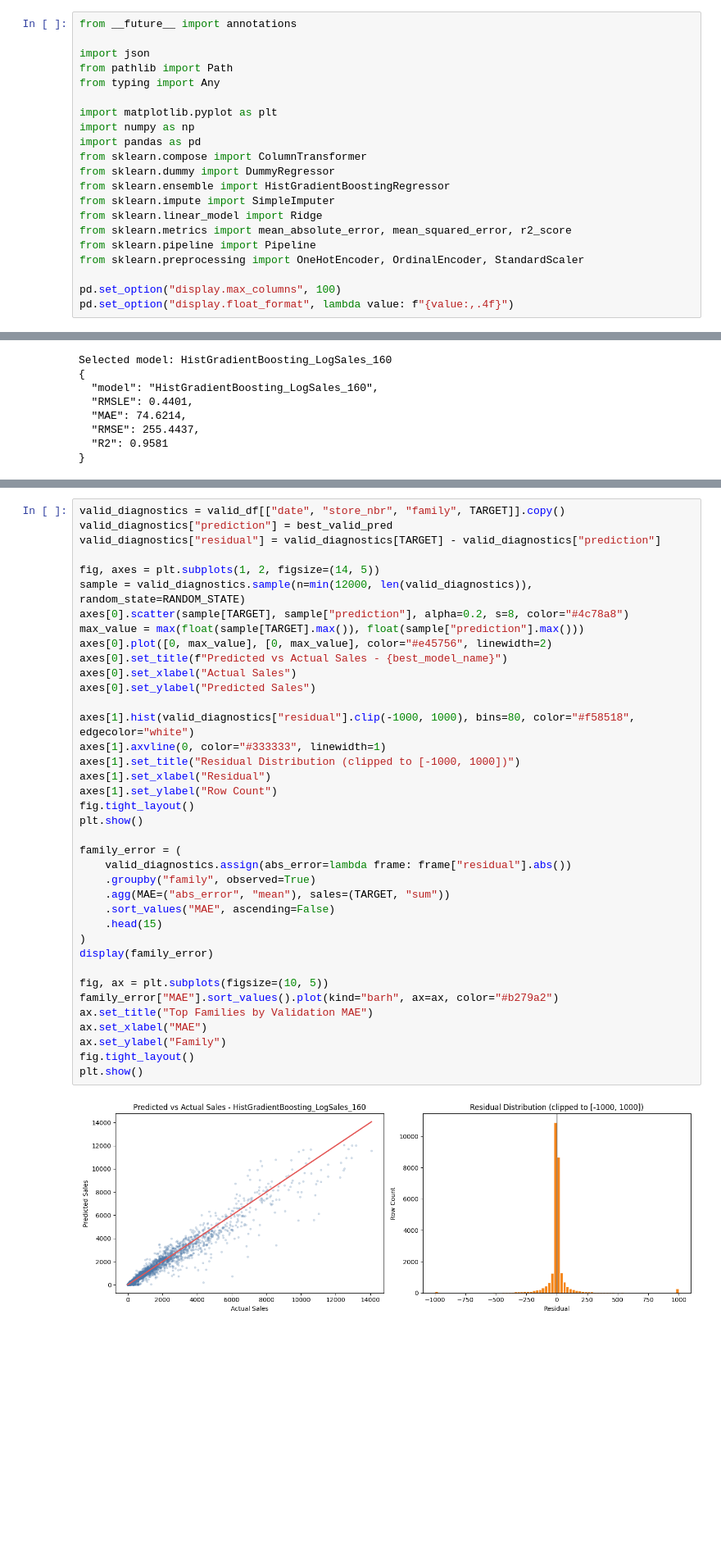
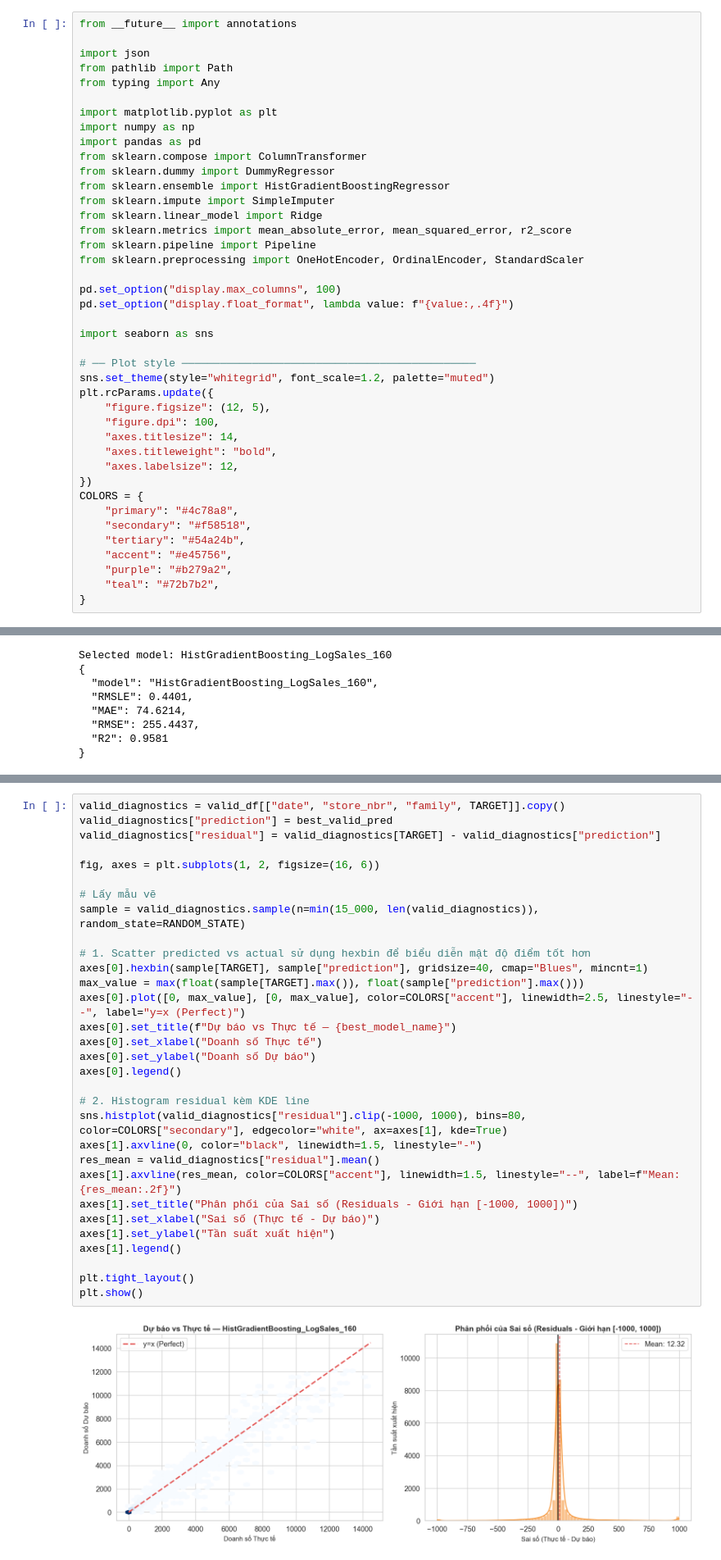
Before and after one commit to QuangManhAI/lab02-machine-learning, a Jupyter notebook: notebooks/store_sales_forecasting_new_data.ipynb, the cells around one changed output, grey strips where cells are left out. Shown at 82% size. Cells and saved outputs as stored; diff of their text form; blank space fills up the shorter version.

```diff
--- a/notebooks/store_sales_forecasting_new_data.ipynb
+++ b/notebooks/store_sales_forecasting_new_data.ipynb
@@ -55,6 +55,26 @@ from sklearn.preprocessing import OneHotEncoder, OrdinalEncoder, StandardScaler
 
 pd.set_option("display.max_columns", 100)
 pd.set_option("display.float_format", lambda value: f"{value:,.4f}")
+
+import seaborn as sns
+
+# ── Plot style ──────────────────────────────────────────────
+sns.set_theme(style="whitegrid", font_scale=1.2, palette="muted")
+plt.rcParams.update({
+    "figure.figsize": (12, 5),
+    "figure.dpi": 100,
+    "axes.titlesize": 14,
+    "axes.titleweight": "bold",
+    "axes.labelsize": 12,
+})
+COLORS = {
+    "primary": "#4c78a8",
+    "secondary": "#f58518",
+    "tertiary": "#54a24b",
+    "accent": "#e45756",
+    "purple": "#b279a2",
+    "teal": "#72b7b2",
+}
 # %%
 PROJECT_ROOT = Path.cwd().parent if Path.cwd().name == "notebooks" else Path.cwd()
 DATA_DIR = PROJECT_ROOT / "data" / "new_data"
@@ -539,40 +842,33 @@ Các biểu đồ dưới đây được hiển thị trực tiếp trong notebo
 # %%
 valid_diagnostics = valid_df[["date", "store_nbr", "family", TARGET]].copy()
 valid_diagnostics["prediction"] = best_valid_pred
 valid_diagnostics["residual"] = valid_diagnostics[TARGET] - valid_diagnostics["prediction"]
 
-fig, axes = plt.subplots(1, 2, figsize=(14, 5))
-sample = valid_diagnostics.sample(n=min(12000, len(valid_diagnostics)), random_state=RANDOM_STATE)
-axes[0].scatter(sample[TARGET], sample["prediction"], alpha=0.2, s=8, color="#4c78a8")
+fig, axes = plt.subplots(1, 2, figsize=(16, 6))
+
+# Lấy mẫu vẽ
+sample = valid_diagnostics.sample(n=min(15_000, len(valid_diagnostics)), random_state=RANDOM_STATE)
+
+# 1. Scatter predicted vs actual sử dụng hexbin để biểu diễn mật độ điểm tốt hơn
+axes[0].hexbin(sample[TARGET], sample["prediction"], gridsize=40, cmap="Blues", mincnt=1)
 max_value = max(float(sample[TARGET].max()), float(sample["prediction"].max()))
-axes[0].plot([0, max_value], [0, max_value], color="#e45756", linewidth=2)
-axes[0].set_title(f"Predicted vs Actual Sales - {best_model_name}")
-axes[0].set_xlabel("Actual Sales")
-axes[0].set_ylabel("Predicted Sales")
+axes[0].plot([0, max_value], [0, max_value], color=COLORS["accent"], linewidth=2.5, linestyle="--", label="y=x (Perfect)")
+axes[0].set_title(f"Dự báo vs Thực tế — {best_model_name}")
+axes[0].set_xlabel("Doanh số Thực tế")
+axes[0].set_ylabel("Doanh số Dự báo")
+axes[0].legend()
 
-axes[1].hist(valid_diagnostics["residual"].clip(-1000, 1000), bins=80, color="#f58518", edgecolor="white")
-axes[1].axvline(0, color="#333333", linewidth=1)
-axes[1].set_title("Residual Distribution (clipped to [-1000, 1000])")
-axes[1].set_xlabel("Residual")
-axes[1].set_ylabel("Row Count")
-fig.tight_layout()
+# 2. Histogram residual kèm KDE line
+sns.histplot(valid_diagnostics["residual"].clip(-1000, 1000), bins=80, color=COLORS["secondary"], edgecolor="white", ax=axes[1], kde=True)
+axes[1].axvline(0, color="black", linewidth=1.5, linestyle="-")
+res_mean = valid_diagnostics["residual"].mean()
+axes[1].axvline(res_mean, color=COLORS["accent"], linewidth=1.5, linestyle="--", label=f"Mean: {res_mean:.2f}")
+axes[1].set_title("Phân phối của Sai số (Residuals - Giới hạn [-1000, 1000])")
+axes[1].set_xlabel("Sai số (Thực tế - Dự báo)")
+axes[1].set_ylabel("Tần suất xuất hiện")
+axes[1].legend()
+
+plt.tight_layout()
 plt.show()
-
-family_error = (
-    valid_diagnostics.assign(abs_error=lambda frame: frame["residual"].abs())
-    .groupby("family", observed=True)
-    .agg(MAE=("abs_error", "mean"), sales=(TARGET, "sum"))
-    .sort_values("MAE", ascending=False)
-    .head(15)
-)
-display(family_error)
-
-fig, ax = plt.subplots(figsize=(10, 5))
-family_error["MAE"].sort_values().plot(kind="barh", ax=ax, color="#b279a2")
-ax.set_title("Top Families by Validation MAE")
-ax.set_xlabel("MAE")
-ax.set_ylabel("Family")
-fig.tight_layout()
-plt.show()
 # %% [output]
-[figure, old version]
+[figure, new version]
```
Also changed, not shown: parts of 27 cells of this notebook.
